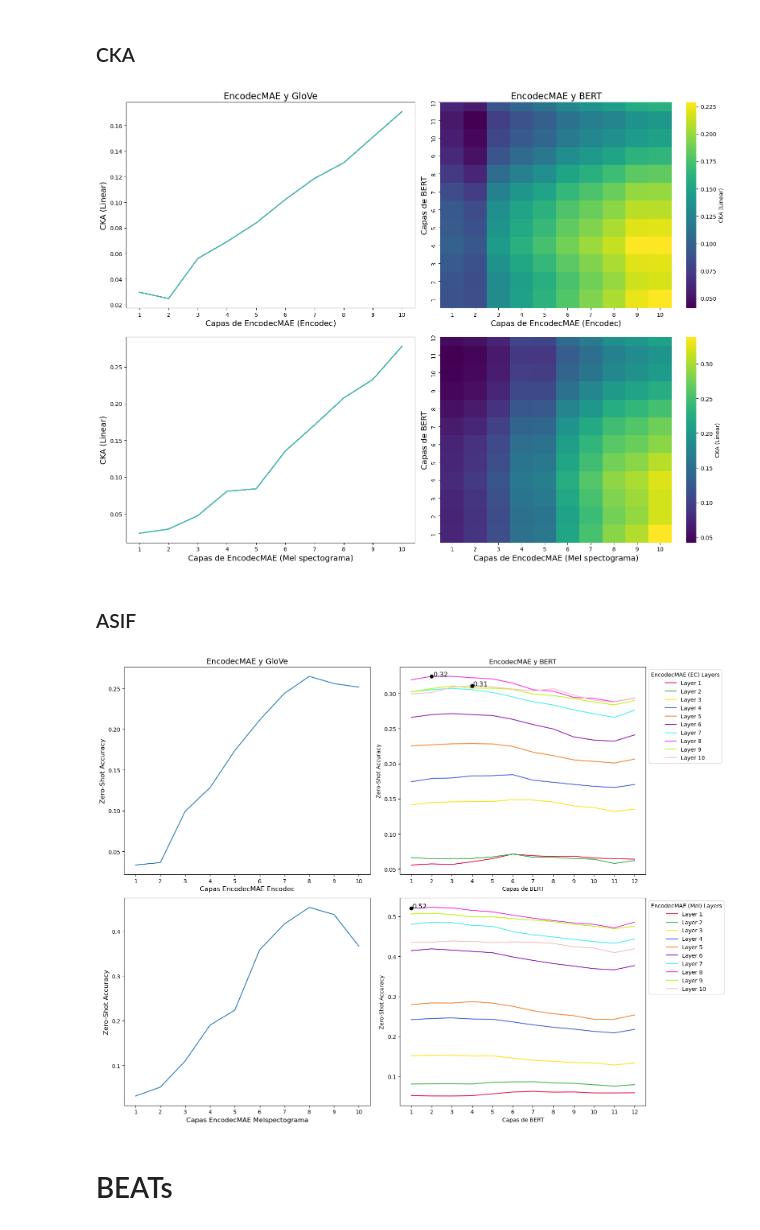
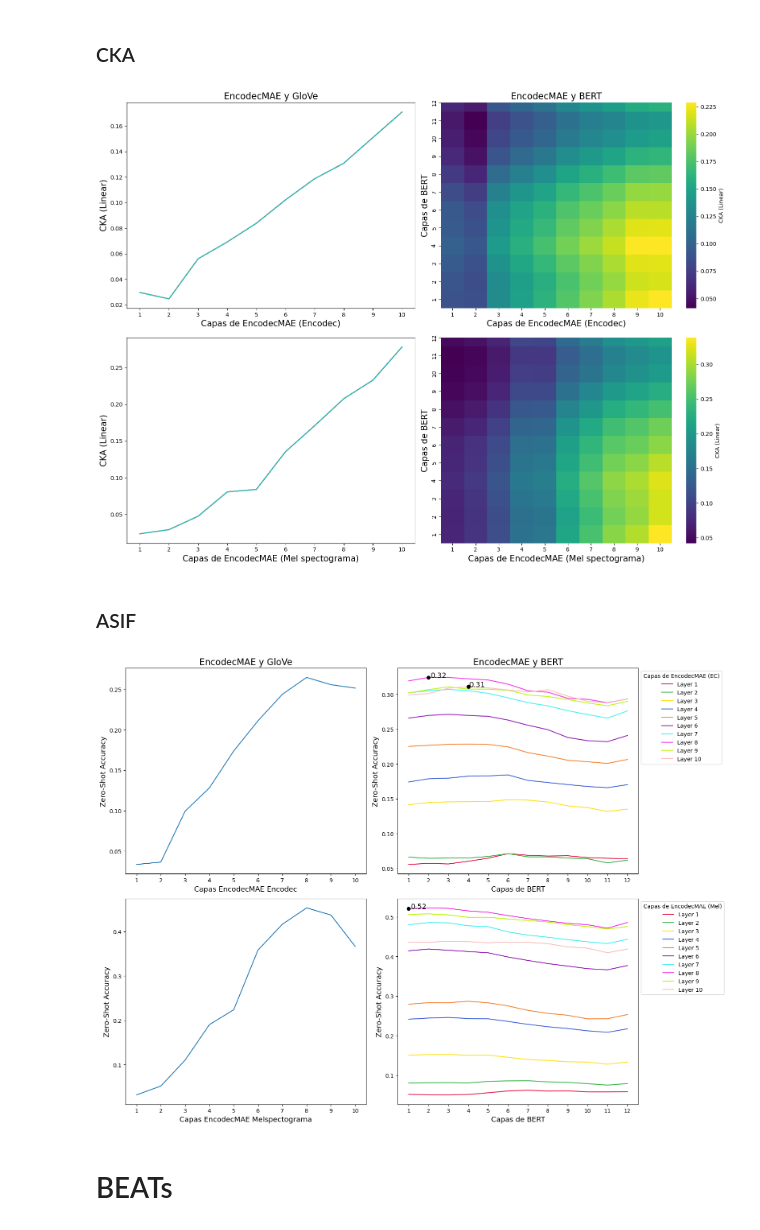
Before and after one commit to ceciliabolanos/layer-analysis, a Jupyter notebook: results/experiment3_text_vs_audio/results.ipynb, the cells around one changed output. Drawn from its saved outputs; the diff is of its cells as text; code cells hidden in the pictures.

```diff
--- a/results/experiment3_text_vs_audio/results.ipynb
+++ b/results/experiment3_text_vs_audio/results.ipynb
@@ -45,8 +45,8 @@ file_path_line = Path('cka_glove_encodecmae_mel256-ec-base.json')
 with file_path_line.open('r', encoding='utf-8') as file:
     glove_bert_mel = json.load(file)
 
-fontsize_labels = 14
-fontsize_ticks = 12
+fontsize_labels = 15
+fontsize_ticks = 13
 fontsize_title = 16
 # Configurar la figura y los ejes
 fig, axs = plt.subplots(2, 2, figsize=(16, 12))  # 1 fila, 2 columnas
@@ -88,7 +88,7 @@ axs[1,1].set_xticklabels(range(1, len(encodec_bert_mel_array[0]) + 1))
 plt.tight_layout()
 plt.show()
 # %% [output]
-[figure, old version]
+[figure, new version]
 # %% [markdown]
 ### ASIF
 # %%
@@ -115,62 +115,62 @@ for i_1 in range(10):
     asif_similarity_line_ec[0, i_1] = get_accuracy_top1(j=i_1, h=0, p=6, k=250, model1='base', model2='glove')[0]
 
 axs[0,0].plot(range(1, 11), asif_similarity_line_ec[0], label='EncodecMAE vs GloVe')
-axs[0,0].set_xlabel('Capas EncodecMAE Encodec', fontsize=12)
-axs[0,0].set_ylabel('Zero-Shot Accuracy', fontsize=12)
+axs[0,0].set_xlabel('Capas EncodecMAE Encodec', fontsize=13)
+axs[0,0].set_ylabel('Zero-Shot Accuracy', fontsize=13)
 axs[0,0].set_xticks(range(1, 11))
-axs[0,0].set_title('EncodecMAE y GloVe', fontsize=14)
+axs[0,0].set_title('EncodecMAE y GloVe', fontsize=16)
 
 asif_similarity_line_mel = np.zeros((1, 10))
 for i_1 in range(10):
     asif_similarity_line_mel[0, i_1] = get_accuracy_top1(j=i_1, h=0, p=6, k=250, model1='mel256-ec-base', model2='glove')[0]
 
 axs[1,0].plot(range(1, 11), asif_similarity_line_mel[0], label='EncodecMAE vs GloVe')
-axs[1,0].set_xlabel('Capas EncodecMAE Melspectograma', fontsize=12)
-axs[1,0].set_ylabel('Zero-Shot Accuracy', fontsize=12)
+axs[1,0].set_xlabel('Capas EncodecMAE Melspectograma', fontsize=13)
+axs[1,0].set_ylabel('Zero-Shot Accuracy', fontsize=13)
 axs[1,0].set_xticks(range(1, 11))
 
 asif_similarity1_ec = np.zeros((12, 10))
 for i_1 in range(10):
     for j_1 in range(12):
         asif_similarity1_ec[j_1, i_1] = get_accuracy_top1(j=i_1, h=j_1, p=4, k=100, model1='base', model2='bert-base-uncased')[0]
 
 for j in range(10):  # Assuming 10 layers in the comparison model
     axs[0,1].plot(range(1, 13), asif_similarity1_ec[:, j], label=f'Layer {j + 1}', color=colors[j])
 layer_encodec = 8 - 1  # Adjusting index for zero-based indexing
 layer_bert = 2 - 1  # Adjusting index for zero-based indexing
 similarity_value = asif_similarity1_ec[layer_bert, layer_encodec]
 axs[0,1].plot(layer_bert + 1, similarity_value, 'o', color='black', markersize=6)
-axs[0,1].text(layer_bert + 1.1, similarity_value, f'{similarity_value:.2f}', fontsize=12, color='black')
+axs[0,1].text(layer_bert + 1.1, similarity_value, f'{similarity_value:.2f}', fontsize=13, color='black')
 axs[0,1].plot(4, asif_similarity1_ec[3, 9], 'o', color='black', markersize=6)
-axs[0,1].text(3 + 1.05,  asif_similarity1_ec[3, 9], f'{asif_similarity1_ec[3, 9]:.2f}', fontsize=12, color='black')
-axs[0,1].set_xlabel('Capas de BERT')
-axs[0,1].set_ylabel('Zero-Shot Accuracy')
-axs[0,1].set_title('EncodecMAE y BERT')
+axs[0,1].text(3 + 1.05,  asif_similarity1_ec[3, 9], f'{asif_similarity1_ec[3, 9]:.2f}', fontsize=13, color='black')
+axs[0,1].set_xlabel('Capas de BERT', fontsize=13)
+axs[0,1].set_ylabel('Zero-Shot Accuracy', fontsize=13)
+axs[0,1].set_title('EncodecMAE y BERT', fontsize=16)
 axs[0,1].set_xticks(range(1, 13))
-axs[0,1].legend(title="EncodecMAE (EC) Layers", loc='upper left', bbox_to_anchor=(1, 1))
+axs[0,1].legend(title="Capas de EncodecMAE (EC)", loc='upper left', bbox_to_anchor=(1, 1))
 #Encodec Mel y bert
 asif_similarity1_mel = np.zeros((12, 10))
 for i_1 in range(10):
     for j_1 in range(12):
         asif_similarity1_mel[j_1, i_1] = get_accuracy_top1(j=i_1, h=j_1, p=4, k=100, model1='mel256-ec-base', model2='bert-base-uncased')[0]
 
 for j in range(10):
     axs[1,1].plot(range(1, 13) , asif_similarity1_mel[:, j], label=f'Layer {j + 1}', color=colors[j])
 
 axs[1,1].plot(1, asif_similarity1_mel[0, 7], 'o', color='black', markersize=6)
-axs[1,1].text(1.05,  asif_similarity1_mel[0, 7], f'{asif_similarity1_mel[0, 7]:.2f}', fontsize=12, color='black')
+axs[1,1].text(1.1,  asif_similarity1_mel[0, 7], f'{asif_similarity1_mel[0, 7]:.2f}', fontsize=13, color='black')
 
 
 axs[0,1].plot(4, asif_similarity1_ec[3, 9], 'o', color='black', markersize=6)
-axs[1,1].set_xlabel('Capas de BERT')
-axs[1,1].set_ylabel('Zero-Shot Accuracy')
+axs[1,1].set_xlabel('Capas de BERT', fontsize=13)
+axs[1,1].set_ylabel('Zero-Shot Accuracy', fontsize=13)
 axs[1,1].set_xticks(range(1, 13))
-axs[1,1].legend(title="EncodecMAE (Mel) Layers", loc='upper left', bbox_to_anchor=(1, 1))
+axs[1,1].legend(title="Capas de EncodecMAE (Mel)", loc='upper left', bbox_to_anchor=(1, 1))
 
 plt.tight_layout()
 plt.show()
 # %% [output]
-[figure, old version]
+[figure, new version]
 # %% [markdown]
 # BEATs
 # %% [markdown]
```
Also changed, not shown: parts of 2 cells of this notebook, 4 other files.
